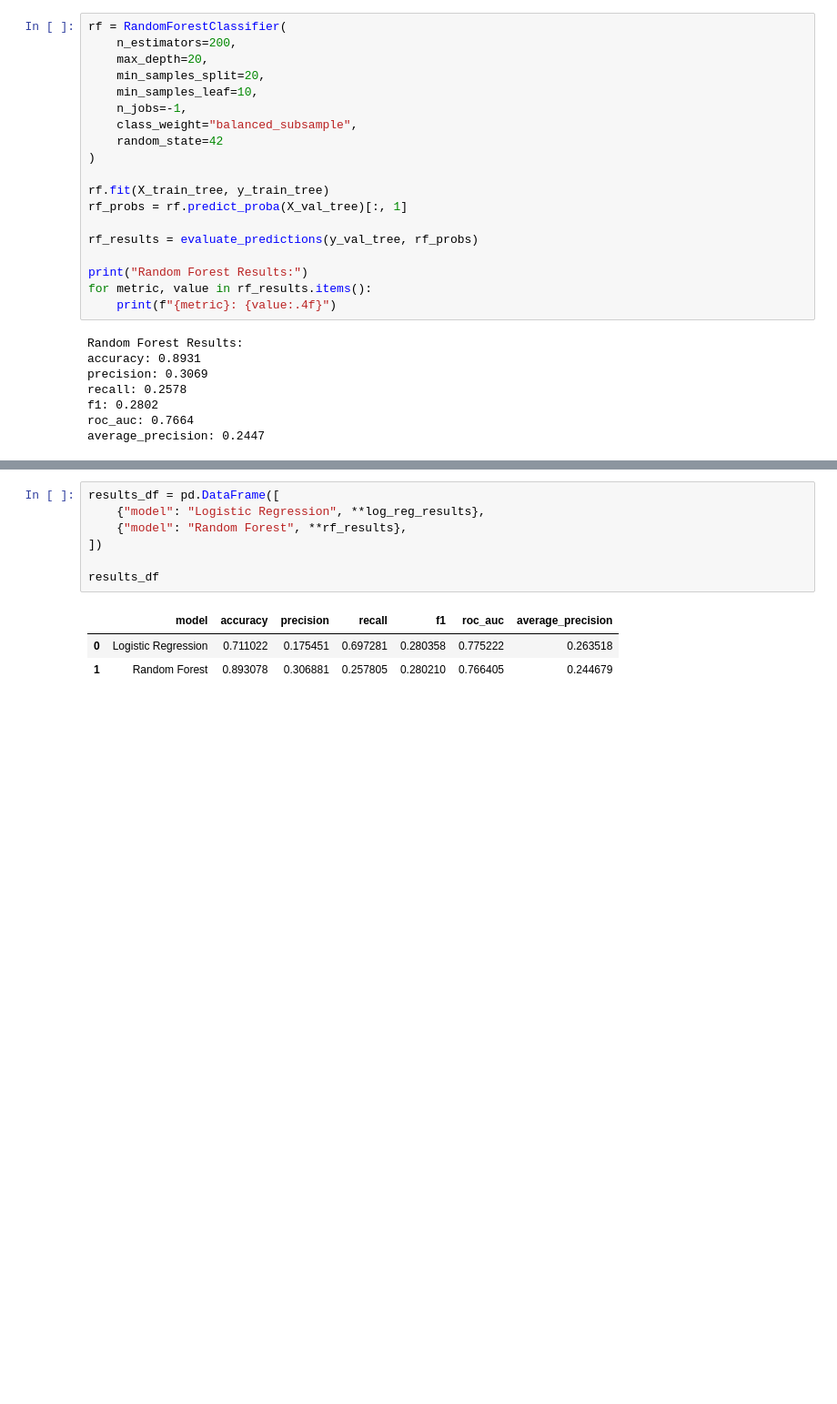
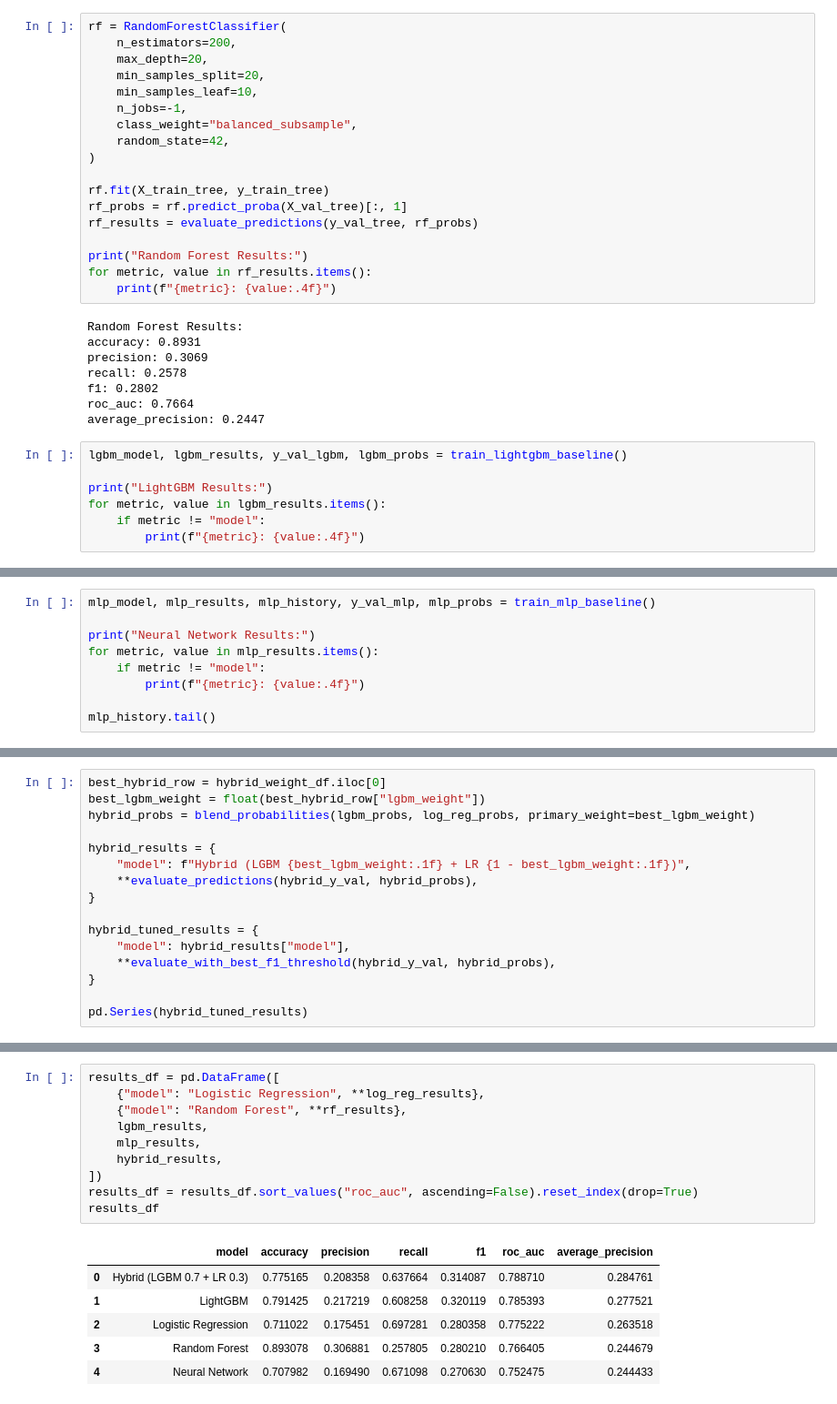
Before and after one commit to phisomni-edu/ds4400-credit-default, a Jupyter notebook: notebooks/04_model_training.ipynb, the cells around one changed output, grey strips where cells are left out. Shown at 91% size. Drawn from its saved outputs; the diff is of its cells as text; blank space fills up the shorter version.

Commit message:
finished model training, added  ablation, shap, and hybrid model eval

```diff
--- a/notebooks/04_model_training.ipynb
+++ b/notebooks/04_model_training.ipynb
@@ -88,12 +106,11 @@ rf = RandomForestClassifier(
     min_samples_leaf=10,
     n_jobs=-1,
     class_weight="balanced_subsample",
-    random_state=42
+    random_state=42,
 )
 
 rf.fit(X_train_tree, y_train_tree)
 rf_probs = rf.predict_proba(X_val_tree)[:, 1]
-
 rf_results = evaluate_predictions(y_val_tree, rf_probs)
 
 print("Random Forest Results:")
@@ -107,3 +124,10 @@ recall: 0.2578
 f1: 0.2802
 roc_auc: 0.7664
 average_precision: 0.2447
+# %%
+lgbm_model, lgbm_results, y_val_lgbm, lgbm_probs = train_lightgbm_baseline()
+
+print("LightGBM Results:")
+for metric, value in lgbm_results.items():
+    if metric != "model":
+        print(f"{metric}: {value:.4f}")
@@ -109,0 +142,9 @@ average_precision: 0.2447
+# %%
+mlp_model, mlp_results, mlp_history, y_val_mlp, mlp_probs = train_mlp_baseline()
+
+print("Neural Network Results:")
+for metric, value in mlp_results.items():
+    if metric != "model":
+        print(f"{metric}: {value:.4f}")
+
+mlp_history.tail()
@@ -109,0 +204,16 @@ average_precision: 0.2447
+# %%
+best_hybrid_row = hybrid_weight_df.iloc[0]
+best_lgbm_weight = float(best_hybrid_row["lgbm_weight"])
+hybrid_probs = blend_probabilities(lgbm_probs, log_reg_probs, primary_weight=best_lgbm_weight)
+
+hybrid_results = {
+    "model": f"Hybrid (LGBM {best_lgbm_weight:.1f} + LR {1 - best_lgbm_weight:.1f})",
+    **evaluate_predictions(hybrid_y_val, hybrid_probs),
+}
+
+hybrid_tuned_results = {
+    "model": hybrid_results["model"],
+    **evaluate_with_best_f1_threshold(hybrid_y_val, hybrid_probs),
+}
+
+pd.Series(hybrid_tuned_results)
@@ -110,11 +270,17 @@ average_precision: 0.2447
 # %%
 results_df = pd.DataFrame([
     {"model": "Logistic Regression", **log_reg_results},
     {"model": "Random Forest", **rf_results},
+    lgbm_results,
+    mlp_results,
+    hybrid_results,
 ])
-
+results_df = results_df.sort_values("roc_auc", ascending=False).reset_index(drop=True)
 results_df
 # %% [output]
 |  | model | accuracy | precision | recall | f1 | roc_auc | average_precision |
-| 0 | Logistic Regression | 0.711022 | 0.175451 | 0.697281 | 0.280358 | 0.775222 | 0.263518 |
-| 1 | Random Forest | 0.893078 | 0.306881 | 0.257805 | 0.280210 | 0.766405 | 0.244679 |
+| 0 | Hybrid (LGBM 0.7 + LR 0.3) | 0.775165 | 0.208358 | 0.637664 | 0.314087 | 0.788710 | 0.284761 |
+| 1 | LightGBM | 0.791425 | 0.217219 | 0.608258 | 0.320119 | 0.785393 | 0.277521 |
+| 2 | Logistic Regression | 0.711022 | 0.175451 | 0.697281 | 0.280358 | 0.775222 | 0.263518 |
+| 3 | Random Forest | 0.893078 | 0.306881 | 0.257805 | 0.280210 | 0.766405 | 0.244679 |
+| 4 | Neural Network | 0.707982 | 0.169490 | 0.671098 | 0.270630 | 0.752475 | 0.244433 |
```
Also changed, not shown: parts of 21 cells of this notebook, 4 other files.
